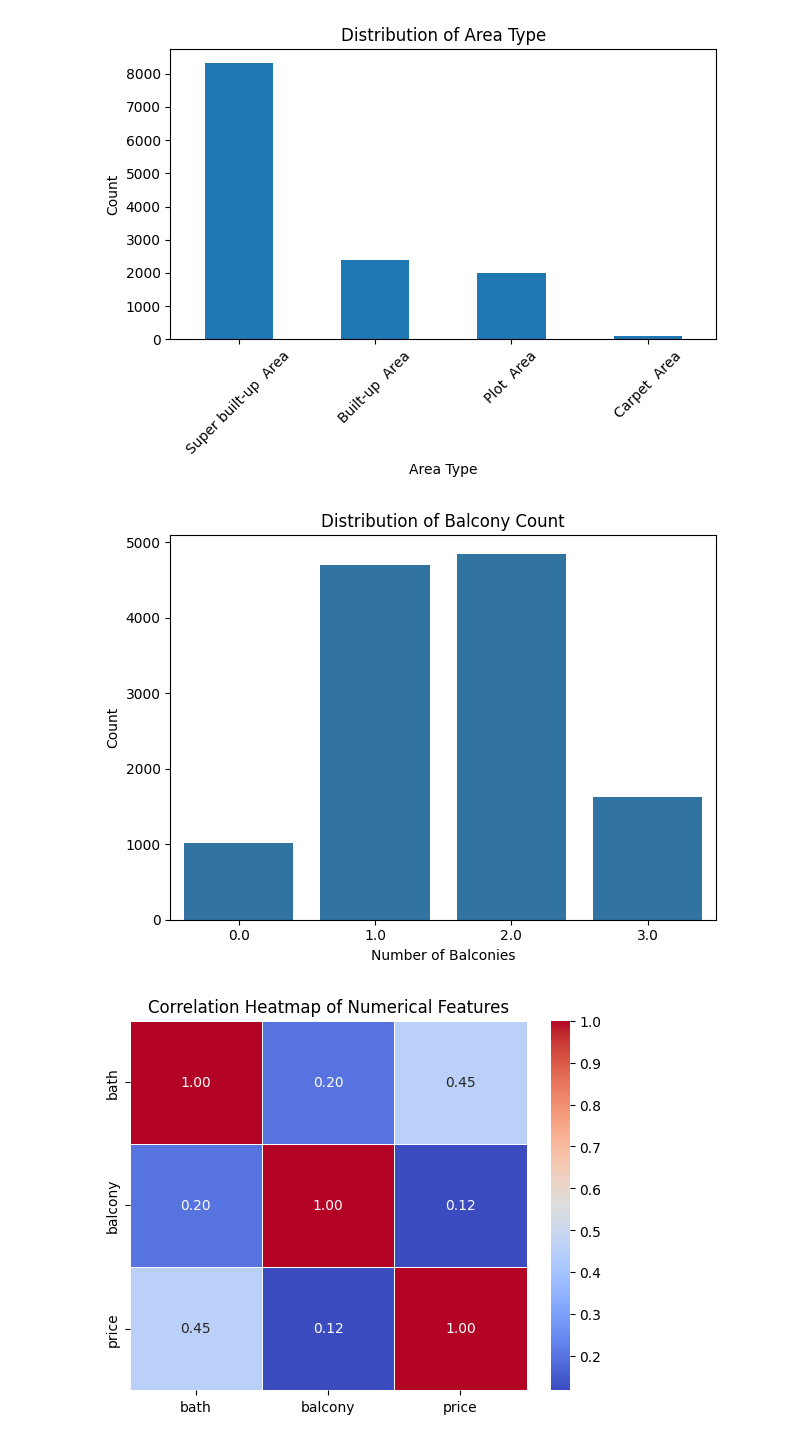
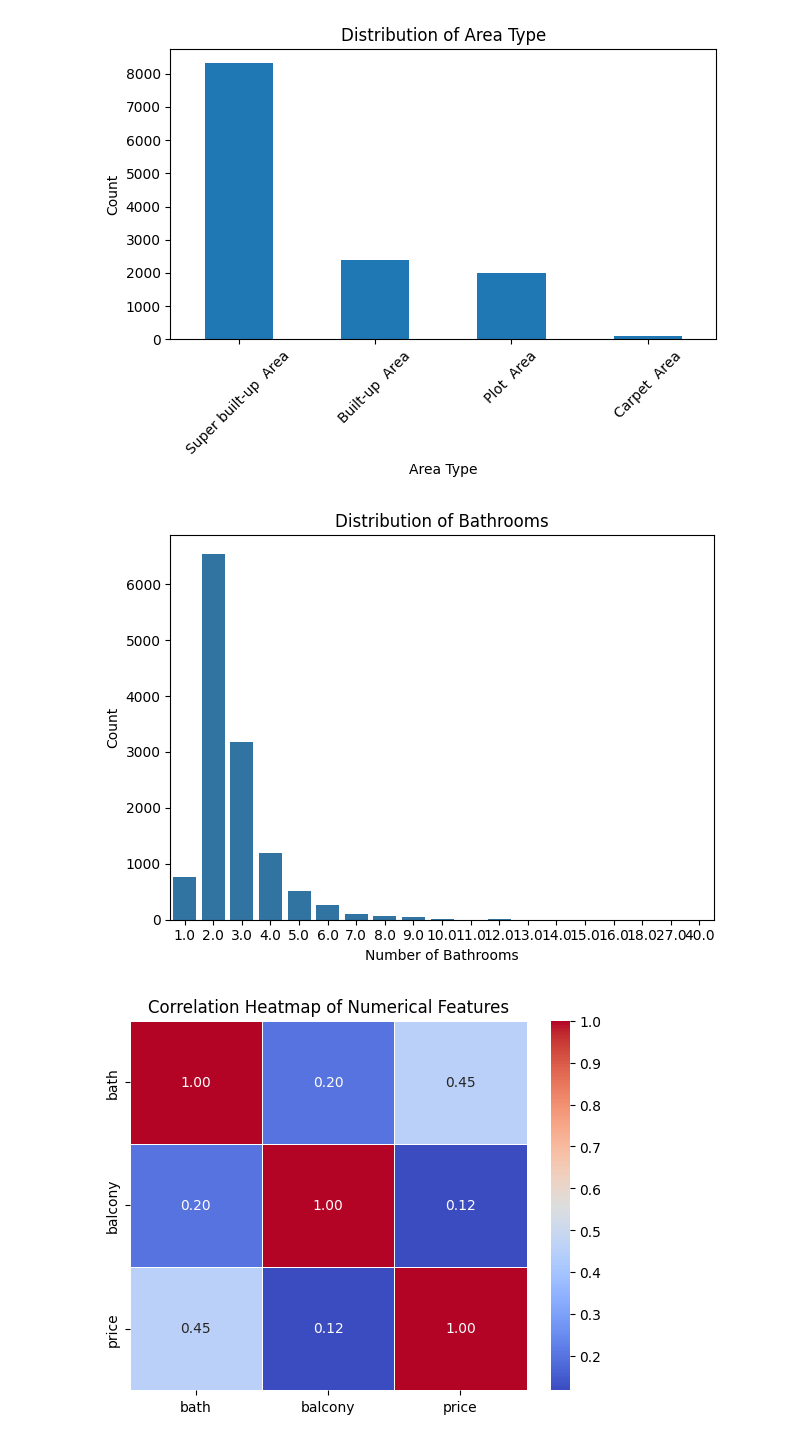
Before and after one commit to aysh34/Real-Estate-Price-Estimator, a Jupyter notebook: End-to-End-Real-Estate-Price-Estimator.ipynb, the cells around one changed output. Saved outputs shown, nothing was run; the diff lists cells and outputs as text; code cells hidden in the pictures.

```diff
--- a/End-to-End-Real-Estate-Price-Estimator.ipynb
+++ b/End-to-End-Real-Estate-Price-Estimator.ipynb
@@ -87,14 +87,14 @@ plt.show()
 # %% [output]
 [figure]
 # %%
-sns.countplot(x='balcony', data=df1)
-plt.title('Distribution of Balcony Count')
-plt.xlabel('Number of Balconies')
+sns.countplot(x='bath', data=df1)
+plt.title('Distribution of Bathrooms')
+plt.xlabel('Number of Bathrooms')
 plt.ylabel('Count')
 plt.tight_layout()
 plt.show()
 # %% [output]
-[figure, old version]
+[figure, new version]
 # %%
 sns.heatmap(df1.corr(numeric_only=True), annot=True, cmap='coolwarm', fmt=".2f", linewidths=0.5)
 plt.title('Correlation Heatmap of Numerical Features')
```
Also changed, not shown: parts of 52 cells of this notebook.
